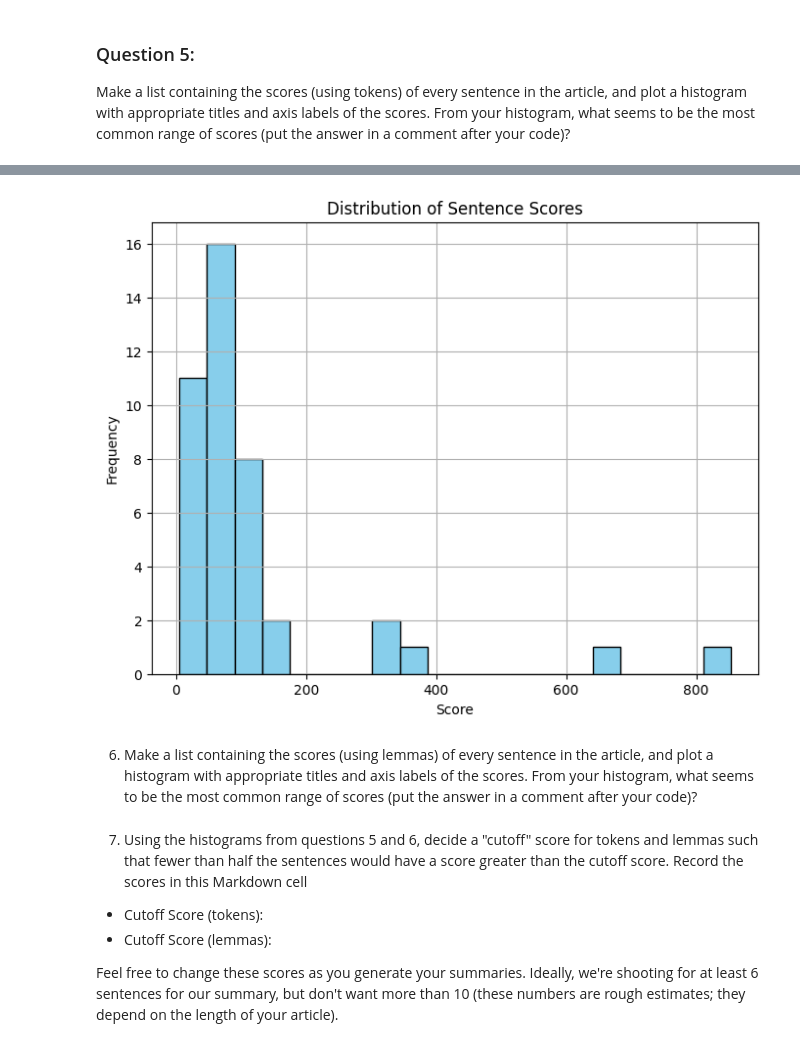
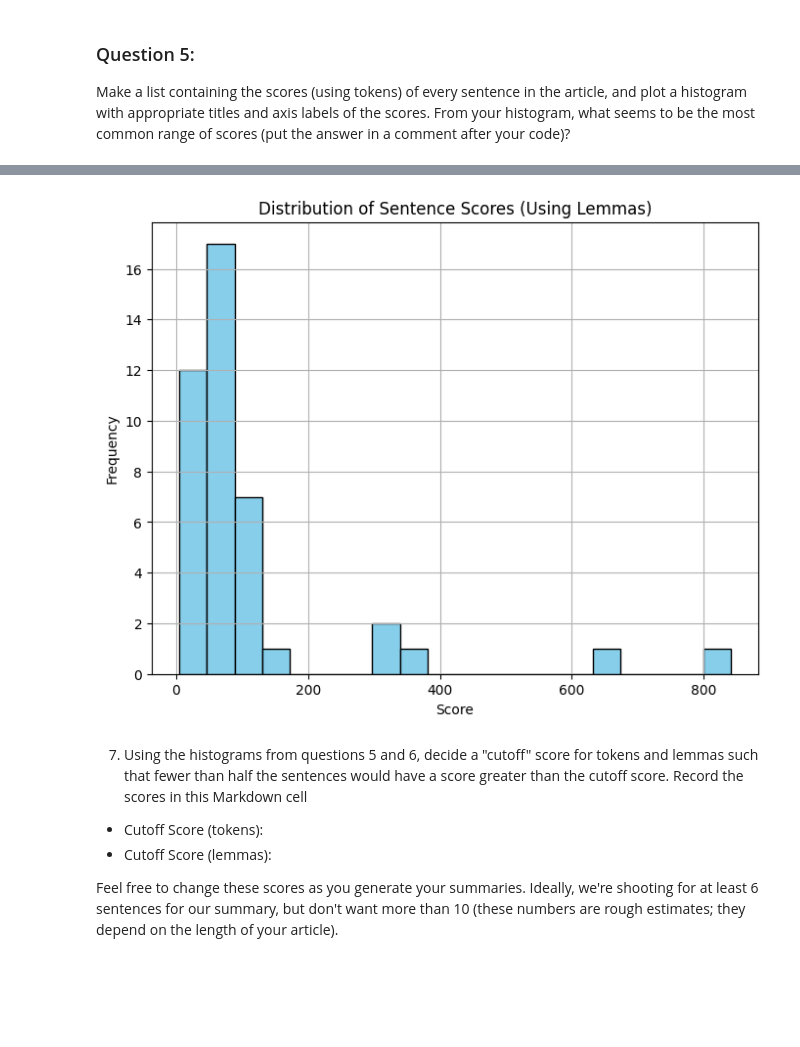
Before and after one commit to prabhasapkota/article-summarizer, a Jupyter notebook: article-summarizer.ipynb, the cells around one changed output, grey strips where cells are left out. Cells and saved outputs as stored; diff of their text form; code cells hidden in the pictures; blank space fills up the shorter version.

```diff
--- a/article-summarizer.ipynb
+++ b/article-summarizer.ipynb
@@ -234,3 +234,22 @@ turn: 1
 # %% [markdown]
 ### Question 5:
  Make a list containing the scores (using tokens) of every sentence in the article, and plot a histogram with appropriate titles and axis labels of the scores. From your histogram, what seems to be the most common range of scores (put the answer in a comment after your code)?
+# %%
+from textblob import TextBlob
+import matplotlib.pyplot as plt
+
+# Calculate sentiment scores for each sentence
+sentence_sentiment_scores = []
+for sentence in doc.sents:
+    # Analyze sentiment using TextBlob
+    sentiment = TextBlob(sentence.text).sentiment.polarity
+    sentence_sentiment_scores.append(sentiment)
+
+# Plot histogram
+plt.figure(figsize=(8, 6))
+plt.hist(sentence_sentiment_scores, bins=20, color='purple', edgecolor='black')
+plt.title('Frequency of Sentence Sentiment Scores')
+plt.xlabel('Sentiment Score')
+plt.ylabel('Frequency')
+plt.grid(True)
+plt.show()
@@ -237,24 +261,22 @@ turn: 1
 # %%
 import matplotlib.pyplot as plt
 
-# Tokenize sentences and calculate scores
-sentence_scores = []
+# Tokenize sentences and calculate scores using lemmas
+sentence_scores_lemmas = []
 for sentence in doc.sents:
-    score = sum(len(token.text) for token in sentence)
-    sentence_scores.append(score)
+    score_lemmas = sum(len(token.lemma_) for token in sentence)
+    sentence_scores_lemmas.append(score_lemmas)
 
 # Plot histogram
 plt.figure(figsize=(8, 6))
-plt.hist(sentence_scores, bins=20, color='skyblue', edgecolor='black')
-plt.title('Distribution of Sentence Scores')
+plt.hist(sentence_scores_lemmas, bins=20, color='skyblue', edgecolor='black')
+plt.title('Distribution of Sentence Scores (Using Lemmas)')
 plt.xlabel('Score')
 plt.ylabel('Frequency')
 plt.grid(True)
 plt.show()
 # %% [output]
-[figure, old version]
+[figure, new version]
-# %% [markdown]
-6. Make a list containing the scores (using lemmas) of every sentence in the article, and plot a histogram with appropriate titles and axis labels of the scores.  From your histogram, what seems to be the most common range of scores (put the answer in a comment after your code)?
 # %% [markdown]
 7. Using the histograms from questions 5 and 6, decide a "cutoff" score for tokens and lemmas such that fewer than half the sentences would have a score greater than the cutoff score.  Record the scores in this Markdown cell
 
```
Also changed, not shown: parts of 2 cells of this notebook.
